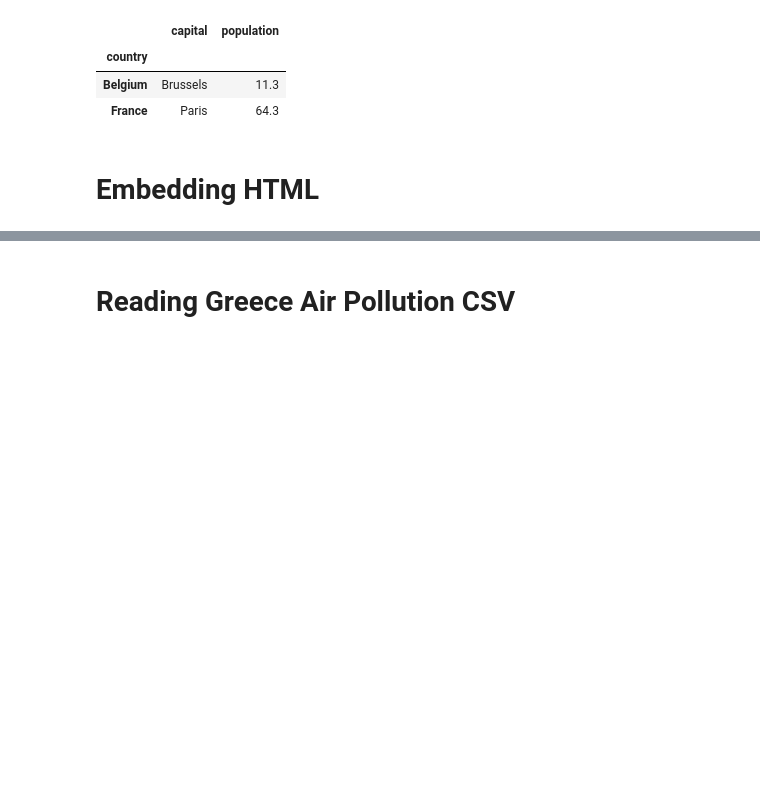
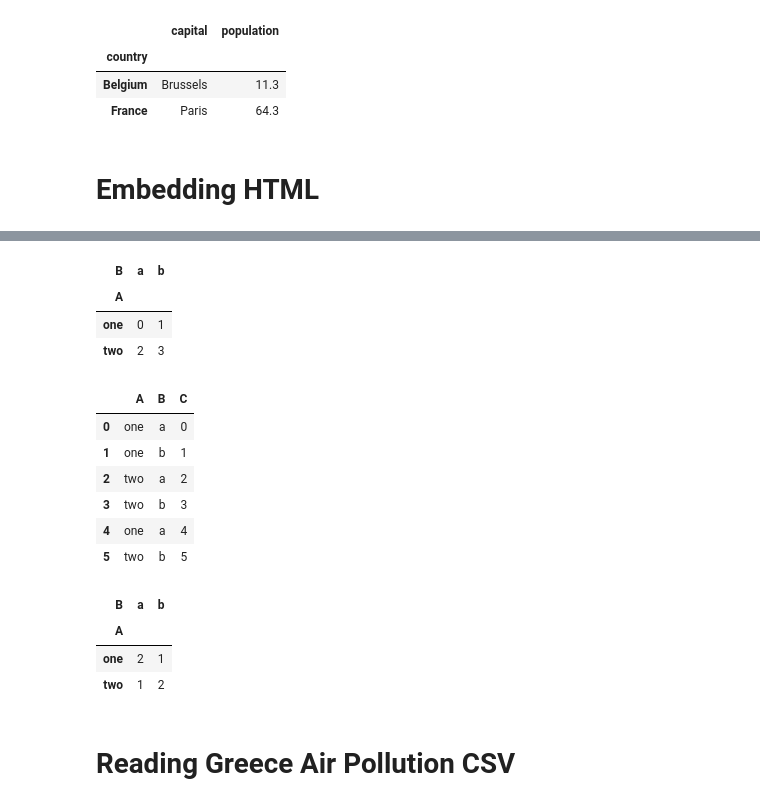
Before and after one commit to E-Trindade/Deep-Learning-Nanodegree, a Jupyter notebook: week 1/Pandas Crashcourse.ipynb, the cells around one changed output, grey strips where cells are left out. Saved outputs shown, nothing was run; the diff lists cells and outputs as text; code cells hidden in the pictures; blank space fills up the shorter version.

```diff
--- a/week 1/Pandas Test.ipynb
+++ b/week 1/Pandas Crashcourse.ipynb
@@ -191,3 +242,28 @@ HTML('<iframe src=http://www.eea.europa.eu/data-and-maps/data/airbase-the-europe
+# %%
+df.pivot(index='A', columns='B', values='C')
+# %% [output]
+| B | a | b |
+| A |  |  |
+| one | 0 | 1 |
+| two | 2 | 3 |
+# %%
+df = pd.DataFrame({'A':['one', 'one', 'two', 'two', 'one', 'two'], 'B':['a', 'b', 'a', 'b', 'a', 'b'], 'C':range(6)})
+df
+# %% [output]
+|  | A | B | C |
+| 0 | one | a | 0 |
+| 1 | one | b | 1 |
+| 2 | two | a | 2 |
+| 3 | two | b | 3 |
+| 4 | one | a | 4 |
+| 5 | two | b | 5 |
+# %%
+df.pivot_table(index='A', columns='B', values='C', aggfunc='count') #'mean'
+# %% [output]
+| B | a | b |
+| A |  |  |
+| one | 2 | 1 |
+| two | 1 | 2 |
 # %% [markdown]
 # Reading Greece Air Pollution CSV
 # %%
```
Also changed, not shown: parts of 17 cells of this notebook, 2 other files.
